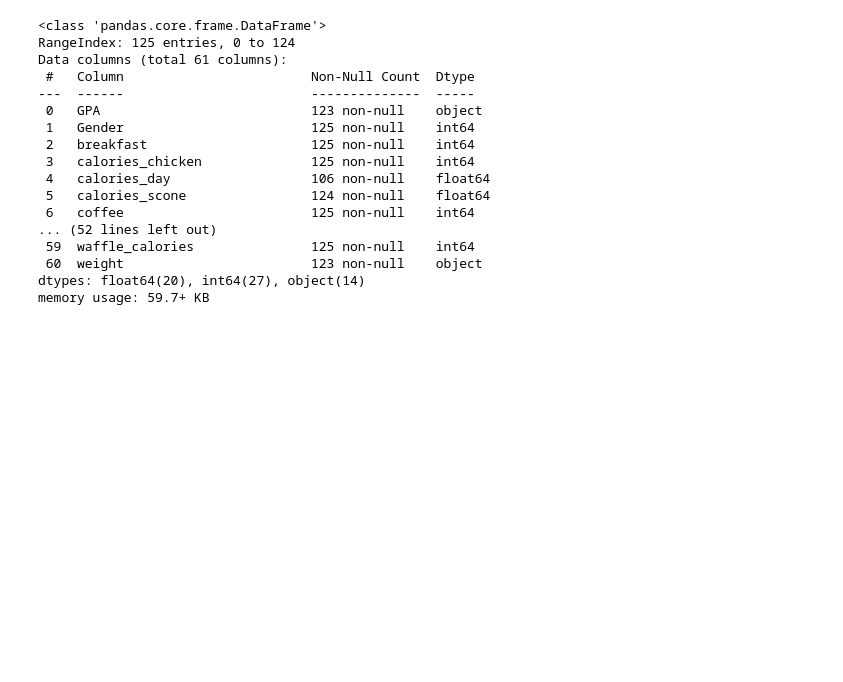
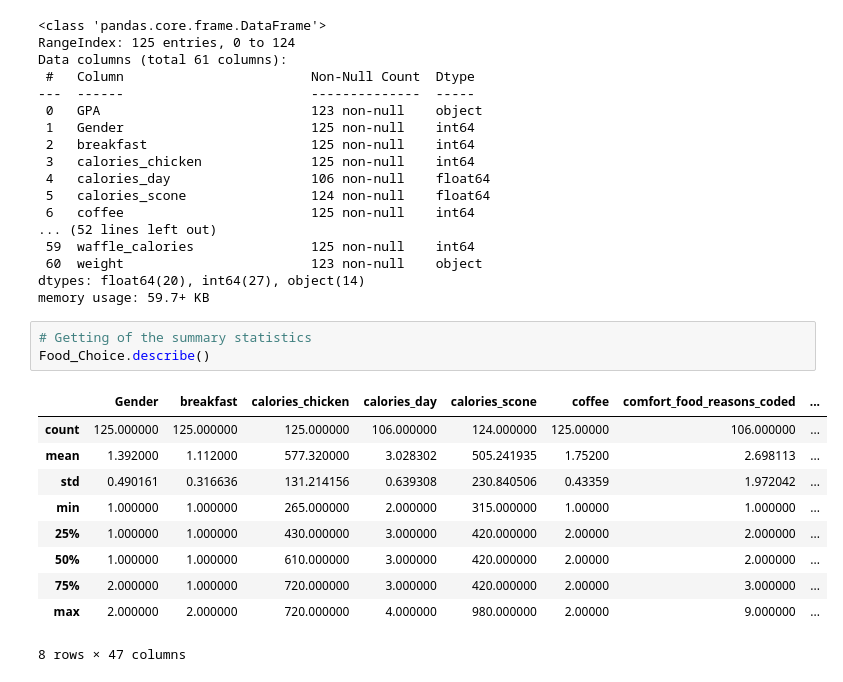
Before and after one commit to OgbujiOnyinye/codealpha_tasks, a Jupyter notebook: foodchoice.ipynb, the cells around one changed output. Saved outputs shown, nothing was run; the diff lists cells and outputs as text; blank space fills up the shorter version.

```diff
--- a/foodchoice.ipynb
+++ b/foodchoice.ipynb
@@ -61,3 +63,17 @@ Data columns (total 61 columns):
  60  weight                        123 non-null    object
 dtypes: float64(20), int64(27), object(14)
 memory usage: 59.7+ KB
+# %%
+# Getting of the summary statistics
+Food_Choice.describe()
+# %% [output]
+|  | Gender | breakfast | calories_chicken | calories_day | calories_scone | coffee | comfort_food_reasons_coded | ... |
+| count | 125.000000 | 125.000000 | 125.000000 | 106.000000 | 124.000000 | 125.00000 | 106.000000 | ... |
+| mean | 1.392000 | 1.112000 | 577.320000 | 3.028302 | 505.241935 | 1.75200 | 2.698113 | ... |
+| std | 0.490161 | 0.316636 | 131.214156 | 0.639308 | 230.840506 | 0.43359 | 1.972042 | ... |
+| min | 1.000000 | 1.000000 | 265.000000 | 2.000000 | 315.000000 | 1.00000 | 1.000000 | ... |
+| 25% | 1.000000 | 1.000000 | 430.000000 | 3.000000 | 420.000000 | 2.00000 | 2.000000 | ... |
+| 50% | 1.000000 | 1.000000 | 610.000000 | 3.000000 | 420.000000 | 2.00000 | 2.000000 | ... |
+| 75% | 2.000000 | 1.000000 | 720.000000 | 3.000000 | 420.000000 | 2.00000 | 3.000000 | ... |
+| max | 2.000000 | 2.000000 | 720.000000 | 4.000000 | 980.000000 | 2.00000 | 9.000000 | ... |
+8 rows × 47 columns
```
Also changed, not shown: parts of 19 cells of this notebook.
